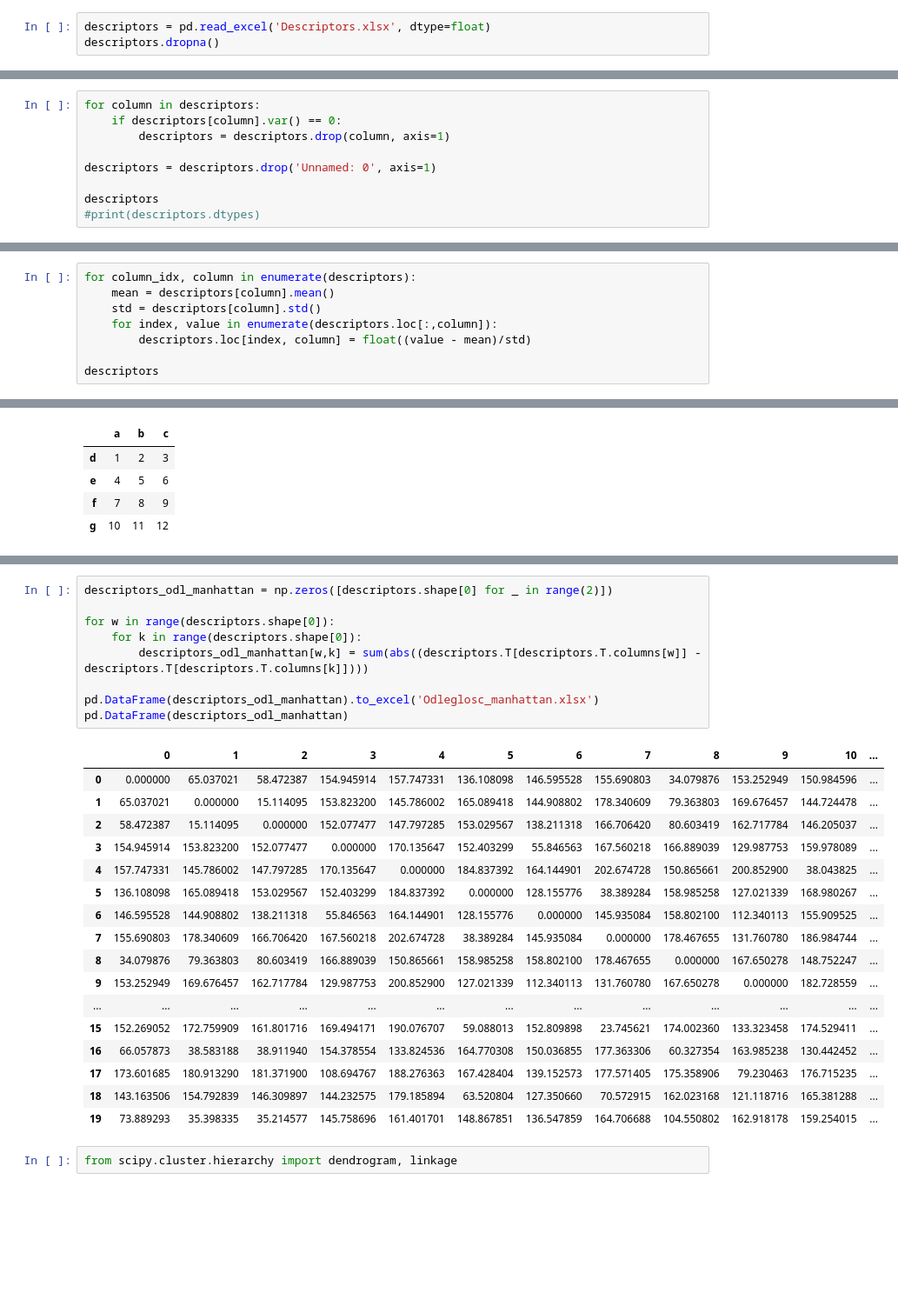
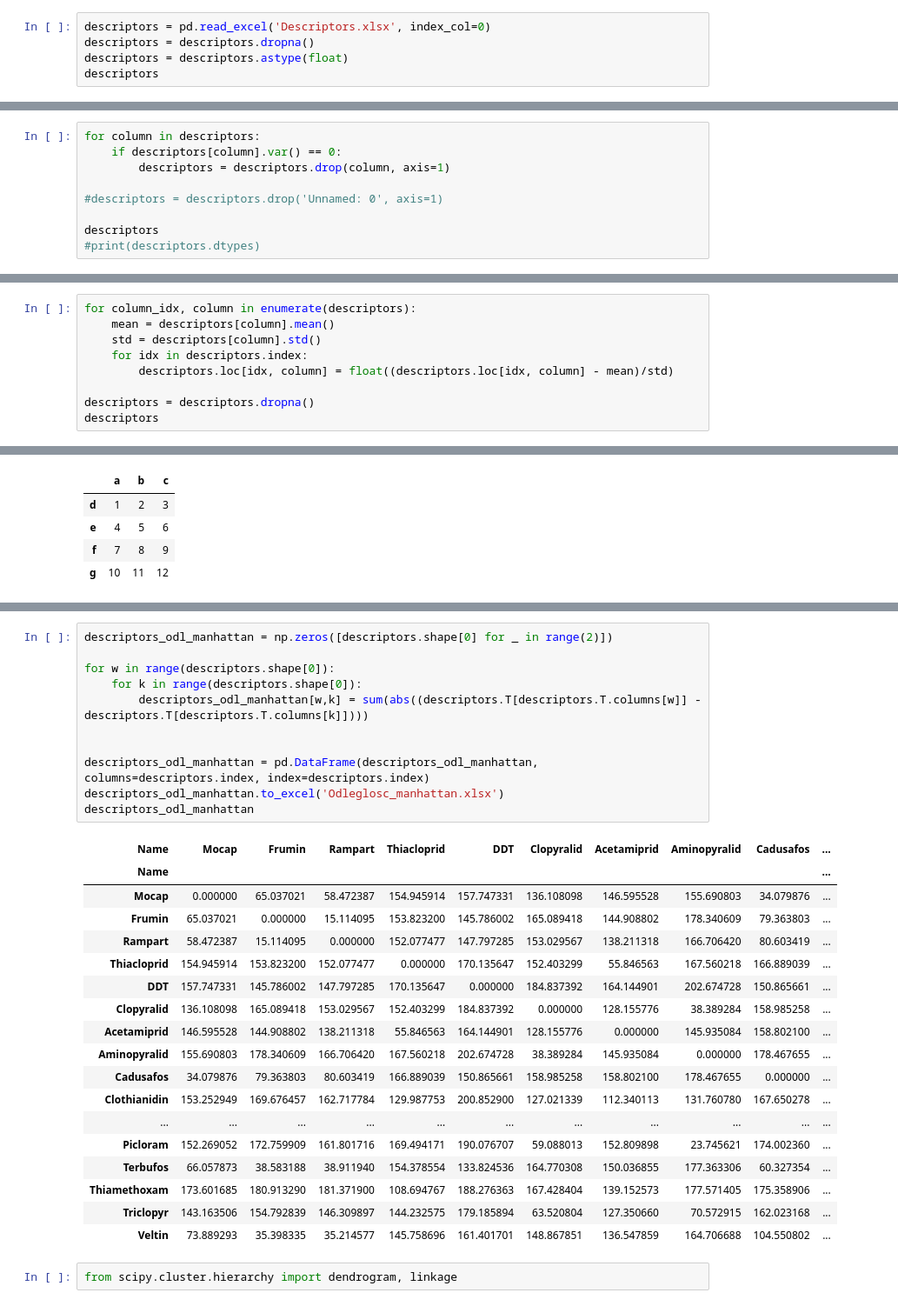
Before and after one commit to Kubabob/chemical-data-explorer, a Jupyter notebook: hca.ipynb, the cells around one changed output, grey strips where cells are left out. Shown: that part at 87% size. Saved outputs shown, nothing was run; the diff lists cells and outputs as text; blank space fills up the shorter version.

```diff
--- a/hca.ipynb
+++ b/hca.ipynb
@@ -55,6 +55,8 @@ import pandas as pd
 pd.set_option('mode.chained_assignment', None)
 pd.set_option('future.infer_string', False)
 # %%
-descriptors = pd.read_excel('Descriptors.xlsx', dtype=float)
-descriptors.dropna()
+descriptors = pd.read_excel('Descriptors.xlsx', index_col=0)
+descriptors = descriptors.dropna()
+descriptors = descriptors.astype(float)
+descriptors
 # %% [output]
@@ -81,7 +84,7 @@ for column in descriptors:
     if descriptors[column].var() == 0:
         descriptors = descriptors.drop(column, axis=1)
 
-descriptors = descriptors.drop('Unnamed: 0', axis=1)
+#descriptors = descriptors.drop('Unnamed: 0', axis=1)
 
 descriptors
 #print(descriptors.dtypes)
@@ -108,9 +112,10 @@ descriptors
 for column_idx, column in enumerate(descriptors):
     mean = descriptors[column].mean()
     std = descriptors[column].std()
-    for index, value in enumerate(descriptors.loc[:,column]):
-        descriptors.loc[index, column] = float((value - mean)/std)
+    for idx in descriptors.index:
+        descriptors.loc[idx, column] = float((descriptors.loc[idx, column] - mean)/std)
 
+descriptors = descriptors.dropna()
 descriptors
 # %% [output]
 |  | MaxAbsEStateIndex | MaxEStateIndex | MinAbsEStateIndex | MinEStateIndex | qed | SPS | MolWt | ... |
@@ -180,30 +188,33 @@ pd.DataFrame(descriptors_odl_eukl)
 # %%
 descriptors_odl_manhattan = np.zeros([descriptors.shape[0] for _ in range(2)])
 
 for w in range(descriptors.shape[0]):
     for k in range(descriptors.shape[0]):
         descriptors_odl_manhattan[w,k] = sum(abs((descriptors.T[descriptors.T.columns[w]] - descriptors.T[descriptors.T.columns[k]])))
 
-pd.DataFrame(descriptors_odl_manhattan).to_excel('Odleglosc_manhattan.xlsx')
-pd.DataFrame(descriptors_odl_manhattan)
+
+descriptors_odl_manhattan = pd.DataFrame(descriptors_odl_manhattan, columns=descriptors.index, index=descriptors.index)
+descriptors_odl_manhattan.to_excel('Odleglosc_manhattan.xlsx')
+descriptors_odl_manhattan
 # %% [output]
-|  | 0 | 1 | 2 | 3 | 4 | 5 | 6 | 7 | 8 | 9 | 10 | ... |
-| 0 | 0.000000 | 65.037021 | 58.472387 | 154.945914 | 157.747331 | 136.108098 | 146.595528 | 155.690803 | 34.079876 | 153.252949 | 150.984596 | ... |
-| 1 | 65.037021 | 0.000000 | 15.114095 | 153.823200 | 145.786002 | 165.089418 | 144.908802 | 178.340609 | 79.363803 | 169.676457 | 144.724478 | ... |
-| 2 | 58.472387 | 15.114095 | 0.000000 | 152.077477 | 147.797285 | 153.029567 | 138.211318 | 166.706420 | 80.603419 | 162.717784 | 146.205037 | ... |
-| 3 | 154.945914 | 153.823200 | 152.077477 | 0.000000 | 170.135647 | 152.403299 | 55.846563 | 167.560218 | 166.889039 | 129.987753 | 159.978089 | ... |
-| 4 | 157.747331 | 145.786002 | 147.797285 | 170.135647 | 0.000000 | 184.837392 | 164.144901 | 202.674728 | 150.865661 | 200.852900 | 38.043825 | ... |
-| 5 | 136.108098 | 165.089418 | 153.029567 | 152.403299 | 184.837392 | 0.000000 | 128.155776 | 38.389284 | 158.985258 | 127.021339 | 168.980267 | ... |
-| 6 | 146.595528 | 144.908802 | 138.211318 | 55.846563 | 164.144901 | 128.155776 | 0.000000 | 145.935084 | 158.802100 | 112.340113 | 155.909525 | ... |
-| 7 | 155.690803 | 178.340609 | 166.706420 | 167.560218 | 202.674728 | 38.389284 | 145.935084 | 0.000000 | 178.467655 | 131.760780 | 186.984744 | ... |
-| 8 | 34.079876 | 79.363803 | 80.603419 | 166.889039 | 150.865661 | 158.985258 | 158.802100 | 178.467655 | 0.000000 | 167.650278 | 148.752247 | ... |
-| 9 | 153.252949 | 169.676457 | 162.717784 | 129.987753 | 200.852900 | 127.021339 | 112.340113 | 131.760780 | 167.650278 | 0.000000 | 182.728559 | ... |
-| ... | ... | ... | ... | ... | ... | ... | ... | ... | ... | ... | ... | ... |
-| 15 | 152.269052 | 172.759909 | 161.801716 | 169.494171 | 190.076707 | 59.088013 | 152.809898 | 23.745621 | 174.002360 | 133.323458 | 174.529411 | ... |
-| 16 | 66.057873 | 38.583188 | 38.911940 | 154.378554 | 133.824536 | 164.770308 | 150.036855 | 177.363306 | 60.327354 | 163.985238 | 130.442452 | ... |
-| 17 | 173.601685 | 180.913290 | 181.371900 | 108.694767 | 188.276363 | 167.428404 | 139.152573 | 177.571405 | 175.358906 | 79.230463 | 176.715235 | ... |
-| 18 | 143.163506 | 154.792839 | 146.309897 | 144.232575 | 179.185894 | 63.520804 | 127.350660 | 70.572915 | 162.023168 | 121.118716 | 165.381288 | ... |
-| 19 | 73.889293 | 35.398335 | 35.214577 | 145.758696 | 161.401701 | 148.867851 | 136.547859 | 164.706688 | 104.550802 | 162.918178 | 159.254015 | ... |
+| Name | Mocap | Frumin | Rampart | Thiacloprid | DDT | Clopyralid | Acetamiprid | Aminopyralid | Cadusafos | ... |
+| Name |  |  |  |  |  |  |  |  |  | ... |
+| Mocap | 0.000000 | 65.037021 | 58.472387 | 154.945914 | 157.747331 | 136.108098 | 146.595528 | 155.690803 | 34.079876 | ... |
+| Frumin | 65.037021 | 0.000000 | 15.114095 | 153.823200 | 145.786002 | 165.089418 | 144.908802 | 178.340609 | 79.363803 | ... |
+| Rampart | 58.472387 | 15.114095 | 0.000000 | 152.077477 | 147.797285 | 153.029567 | 138.211318 | 166.706420 | 80.603419 | ... |
+| Thiacloprid | 154.945914 | 153.823200 | 152.077477 | 0.000000 | 170.135647 | 152.403299 | 55.846563 | 167.560218 | 166.889039 | ... |
+| DDT | 157.747331 | 145.786002 | 147.797285 | 170.135647 | 0.000000 | 184.837392 | 164.144901 | 202.674728 | 150.865661 | ... |
+| Clopyralid | 136.108098 | 165.089418 | 153.029567 | 152.403299 | 184.837392 | 0.000000 | 128.155776 | 38.389284 | 158.985258 | ... |
+| Acetamiprid | 146.595528 | 144.908802 | 138.211318 | 55.846563 | 164.144901 | 128.155776 | 0.000000 | 145.935084 | 158.802100 | ... |
+| Aminopyralid | 155.690803 | 178.340609 | 166.706420 | 167.560218 | 202.674728 | 38.389284 | 145.935084 | 0.000000 | 178.467655 | ... |
+| Cadusafos | 34.079876 | 79.363803 | 80.603419 | 166.889039 | 150.865661 | 158.985258 | 158.802100 | 178.467655 | 0.000000 | ... |
+| Clothianidin | 153.252949 | 169.676457 | 162.717784 | 129.987753 | 200.852900 | 127.021339 | 112.340113 | 131.760780 | 167.650278 | ... |
+| ... | ... | ... | ... | ... | ... | ... | ... | ... | ... | ... |
+| Picloram | 152.269052 | 172.759909 | 161.801716 | 169.494171 | 190.076707 | 59.088013 | 152.809898 | 23.745621 | 174.002360 | ... |
+| Terbufos | 66.057873 | 38.583188 | 38.911940 | 154.378554 | 133.824536 | 164.770308 | 150.036855 | 177.363306 | 60.327354 | ... |
+| Thiamethoxam | 173.601685 | 180.913290 | 181.371900 | 108.694767 | 188.276363 | 167.428404 | 139.152573 | 177.571405 | 175.358906 | ... |
+| Triclopyr | 143.163506 | 154.792839 | 146.309897 | 144.232575 | 179.185894 | 63.520804 | 127.350660 | 70.572915 | 162.023168 | ... |
+| Veltin | 73.889293 | 35.398335 | 35.214577 | 145.758696 | 161.401701 | 148.867851 | 136.547859 | 164.706688 | 104.550802 | ... |
 # %%
 from scipy.cluster.hierarchy import dendrogram, linkage
 # %%
```
Also changed, not shown: parts of 10 cells of this notebook, 3 other files.
